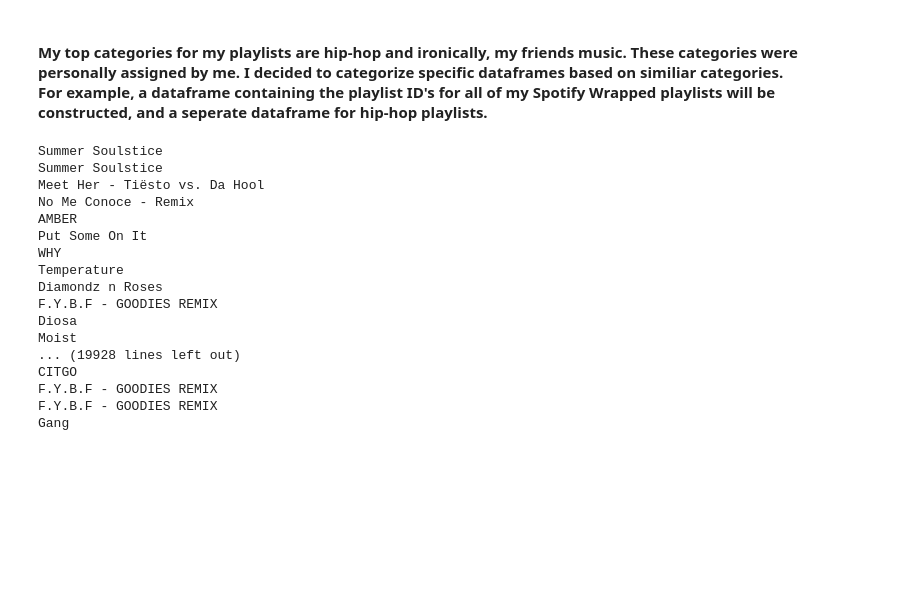
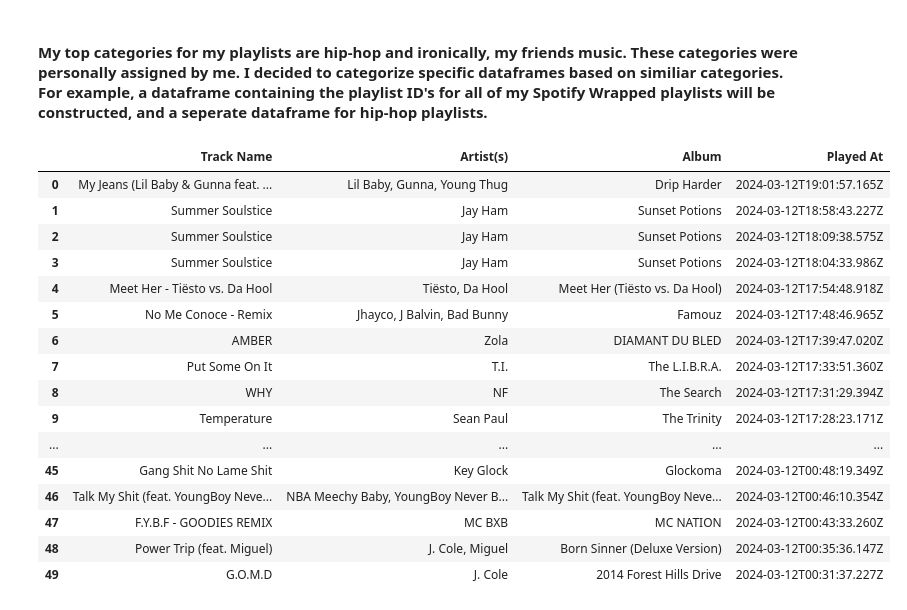
Before and after one commit to ppatel0910/mySpotify_and_machine_learning, a Jupyter notebook: second.ipynb, the cells around one changed output. Drawn from its saved outputs; the diff is of its cells as text; code cells hidden in the pictures; blank space fills up the shorter version.

Commit message:
Rewrite code that outputs recently played songs in 'second.ipynb'

```diff
--- a/second.ipynb
+++ b/second.ipynb
@@ -242,32 +242,41 @@ category_count.plot(kind = "bar",
 [figure]
 # %% [markdown]
 #### My top categories for my playlists are hip-hop and ironically, my friends music. These categories were personally assigned by me. I decided to categorize  specific dataframes based on similiar categories. For example, a dataframe containing the playlist ID's for all of my Spotify Wrapped playlists will be constructed, and a seperate dataframe for hip-hop playlists.
-# %%
-# Retrieve recently played songs by the user (me)
-
-recent = sp.current_user_recently_played()
-while recent:
-    for item in recent["items"]:
-        print(item["track"]["name"])
-    if recent["next"]:
-        recents = sp.next(recent)
-    else:
-        recents = None
-# %% [output]
-Summer Soulstice
-Summer Soulstice
-Meet Her - Tiësto vs. Da Hool
-No Me Conoce - Remix
-AMBER
-Put Some On It
-WHY
-Temperature
-Diamondz n Roses
-F.Y.B.F - GOODIES REMIX
-Diosa
-Moist
-... (19928 lines left out)
-CITGO
-F.Y.B.F - GOODIES REMIX
-F.Y.B.F - GOODIES REMIX
-Gang
+# %%
+# Retrieve recently played songs by the user (me), and store the tracks in
+
+recent = sp.current_user_recently_played()
+data = {"Track Name": [], "Artist(s)": [], "Album": [], "Played At": []}
+
+while recent:
+    for item in recent["items"]:
+        data["Track Name"].append(item["track"]["name"])
+        data["Artist(s)"].append(", ".join([artist["name"] for artist in item["track"]["artists"]]))
+        data["Album"].append(item["track"]["album"]["name"])
+        data["Played At"].append(item["played_at"])
+
+    if recent["next"]:
+        recent = sp.next(recent)
+    else:
+        recent = None
+
+recently_played__songs_df = pd.DataFrame(data)
+recently_played__songs_df
+# %% [output]
+|  | Track Name | Artist(s) | Album | Played At |
+| 0 | My Jeans (Lil Baby & Gunna feat. ... | Lil Baby, Gunna, Young Thug | Drip Harder | 2024-03-12T19:01:57.165Z |
+| 1 | Summer Soulstice | Jay Ham | Sunset Potions | 2024-03-12T18:58:43.227Z |
+| 2 | Summer Soulstice | Jay Ham | Sunset Potions | 2024-03-12T18:09:38.575Z |
+| 3 | Summer Soulstice | Jay Ham | Sunset Potions | 2024-03-12T18:04:33.986Z |
+| 4 | Meet Her - Tiësto vs. Da Hool | Tiësto, Da Hool | Meet Her (Tiësto vs. Da Hool) | 2024-03-12T17:54:48.918Z |
+| 5 | No Me Conoce - Remix | Jhayco, J Balvin, Bad Bunny | Famouz | 2024-03-12T17:48:46.965Z |
+| 6 | AMBER | Zola | DIAMANT DU BLED | 2024-03-12T17:39:47.020Z |
+| 7 | Put Some On It | T.I. | The L.I.B.R.A. | 2024-03-12T17:33:51.360Z |
+| 8 | WHY | NF | The Search | 2024-03-12T17:31:29.394Z |
+| 9 | Temperature | Sean Paul | The Trinity | 2024-03-12T17:28:23.171Z |
+| ... | ... | ... | ... | ... |
+| 45 | Gang Shit No Lame Shit | Key Glock | Glockoma | 2024-03-12T00:48:19.349Z |
+| 46 | Talk My Shit (feat. YoungBoy Neve... | NBA Meechy Baby, YoungBoy Never B... | Talk My Shit (feat. YoungBoy Neve... | 2024-03-12T00:46:10.354Z |
+| 47 | F.Y.B.F - GOODIES REMIX | MC BXB | MC NATION | 2024-03-12T00:43:33.260Z |
+| 48 | Power Trip (feat. Miguel) | J. Cole, Miguel | Born Sinner (Deluxe Version) | 2024-03-12T00:35:36.147Z |
+| 49 | G.O.M.D | J. Cole | 2014 Forest Hills Drive | 2024-03-12T00:31:37.227Z |
```
